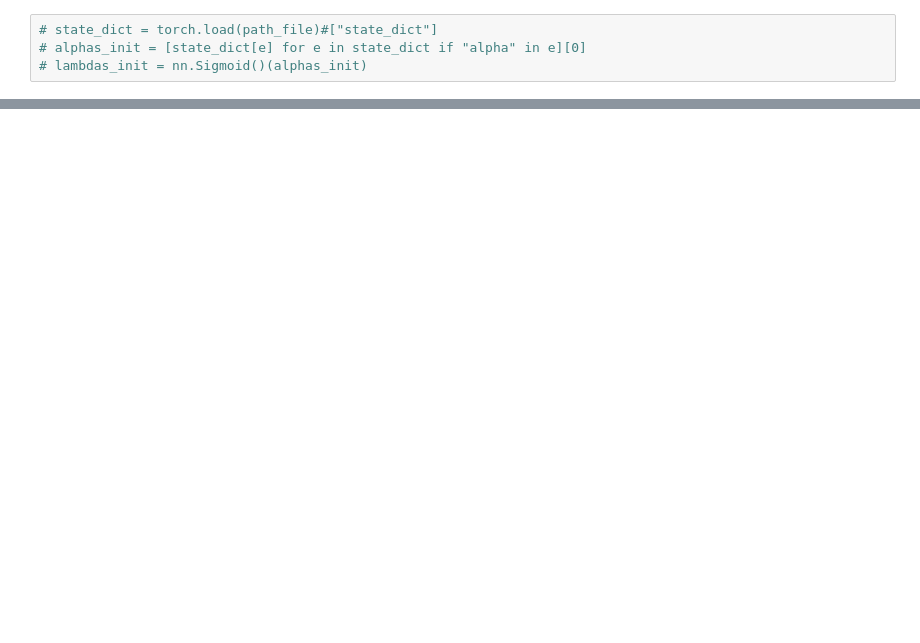
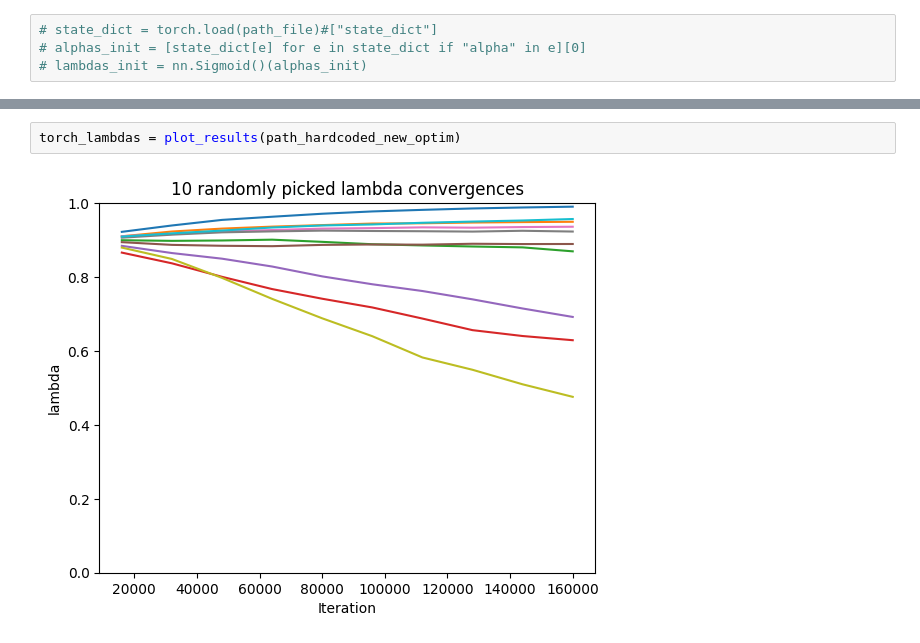
Before and after one commit to julian-klitzing/u-mixformer, a Jupyter notebook: params_analysis.ipynb, the cells around one changed output, grey strips where cells are left out. Saved outputs shown, nothing was run; the diff lists cells and outputs as text; blank space fills up the shorter version.

```diff
--- a/params_analysis.ipynb
+++ b/params_analysis.ipynb
@@ -291,0 +63,4 @@ Acc.flag
+# %%
+torch_lambdas = plot_results(path_hardcoded_new_optim)
+# %% [output]
+[figure, added]
```
Also changed, not shown: parts of 44 cells of this notebook.
